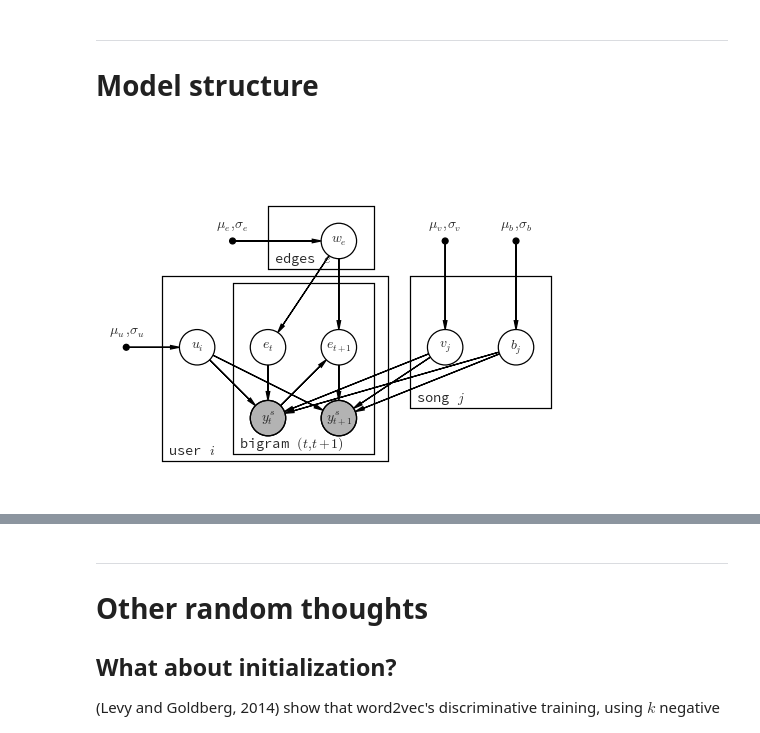
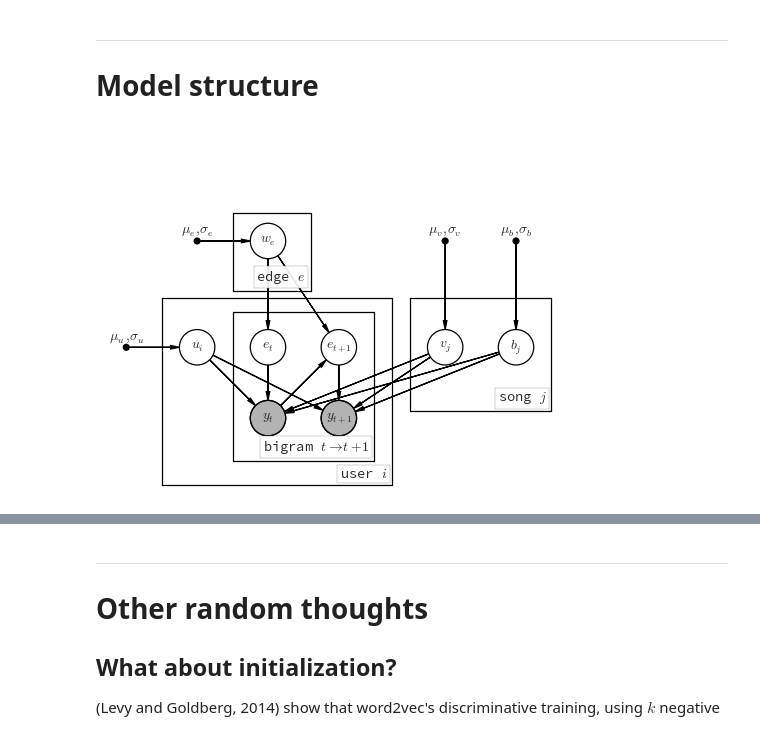
Before and after one commit to bmcfee/playlist_recommender, a Jupyter notebook: notes/Playlist recommender.ipynb, the cells around one changed output, grey strips where cells are left out. Cells and saved outputs as stored; diff of their text form; code cells hidden in the pictures.

```diff
--- a/notes/Playlist recommender.ipynb
+++ b/notes/Playlist recommender.ipynb
@@ -755,13 +756,16 @@ plt.tight_layout()
 # %%
 import daft
 # %%
+reload(daft)
+bbox_props = dict(fc="w", ec="0.5", alpha=0.9)
+
 pgm = daft.PGM([7, 5], origin=[0.7, 0])
 
 pgm.add_node(daft.Node("user_prior", r"$\mu_u, \sigma_u$", 1, 2, fixed=True))
 pgm.add_node(daft.Node("user_vec", r"$u_i$", 2.0, 2))
 
-pgm.add_node(daft.Node("edge_prior", r"$\mu_e, \sigma_e$", 2.5, 3.5, fixed=True))
-pgm.add_node(daft.Node("edge_weight", r"$w_e$", 4, 3.5))
+pgm.add_node(daft.Node("edge_prior", r"$\mu_e, \sigma_e$", 2.0, 3.5, fixed=True))
+pgm.add_node(daft.Node("edge_weight", r"$w_e$", 3.0, 3.5))
 
 
 pgm.add_node(daft.Node("bias_prior", r"$\mu_b, \sigma_b$", 6.5, 3.5, fixed=True))
@@ -771,8 +775,8 @@ pgm.add_node(daft.Node("item_prior", r"$\mu_v, \sigma_v$", 5.5, 3.5, fixed=True)
 pgm.add_node(daft.Node("item_vec", r"$v_j$", 5.5, 2))
 
 
-pgm.add_node(daft.Node("songt", r"$y^s_t$", 3, 1, observed=True))
-pgm.add_node(daft.Node("songt1", r"$y^s_{t+1}$", 4, 1, observed=True))
+pgm.add_node(daft.Node("songt", r"$y_t$", 3, 1, observed=True))
+pgm.add_node(daft.Node("songt1", r"$y_{t+1}$", 4, 1, observed=True))
 
 
 pgm.add_node(daft.Node("edget", r"$e_t$", 3, 2))
@@ -782,35 +786,37 @@ pgm.add_node(daft.Node("edget1", r"$e_{t+1}$", 4, 2))
 pgm.add_edge("item_prior", "item_vec")
 pgm.add_edge("bias_prior", "bias")
 
 pgm.add_edge("user_prior", "user_vec")
 
 pgm.add_edge("edge_prior", "edge_weight")
 
 pgm.add_edge("edge_weight", "edget")
 pgm.add_edge("edge_weight", "edget1")
 
 pgm.add_edge("edget", "songt")
 pgm.add_edge("edget1", "songt1")
 
 pgm.add_edge("songt", "edget1")
 
 pgm.add_edge("bias", "songt")
 pgm.add_edge("item_vec", "songt")
 pgm.add_edge("user_vec", "songt")
 
 pgm.add_edge("bias", "songt1")
 pgm.add_edge("item_vec", "songt1")
 pgm.add_edge("user_vec", "songt1")
 
 
 # And a plate.
-pgm.add_plate(daft.Plate([1.5, 0.5, 3.2, 2.5], label=r"user $i$", shift=-0.1))
-pgm.add_plate(daft.Plate([5.0, 1.25, 2.0, 1.75], label=r"song $j$", shift=-0.1))
-pgm.add_plate(daft.Plate([2.5, 0.6, 2.0, 2.3], label=r"bigram $(t, t+1)$", shift=-0.1))
+pgm.add_plate(daft.Plate([1.5, 0.2, 3.25, 2.5], label=r"user $i$", shift=-0.15, position='bottom right', label_offset=[4,6], bbox=bbox_props))
+pgm.add_plate(daft.Plate([5.0, 1.2, 2.0, 1.5], label=r"song $j$", shift=-0.1, position='bottom right', label_offset=[4,8], bbox=bbox_props))
+pgm.add_plate(daft.Plate([2.5, 0.5, 2.0, 2.0], label=r"bigram $t\rightarrow t+1$", shift=-0.1, position='bottom right', label_offset=[4,8], bbox=bbox_props))
 
-pgm.add_plate(daft.Plate([3.0, 3.2, 1.5, 0.8], label=r"edges $e$", shift=-0.1))
+
+pgm.add_plate(daft.Plate([2.5, 2.9, 1.1, 1], label=r"edge $e$", shift=-0.1,
+                         position='bottom right', label_offset=[4,8], bbox=bbox_props))
 
 pgm.render()
 pgm.figure.savefig('/home/bmcfee/git/playlist_recommender/notes/model.pdf')
 # %% [output]
-[figure, old version]
+[figure, new version]
```
Also changed, not shown: parts of 23 cells of this notebook, 2 other files.
